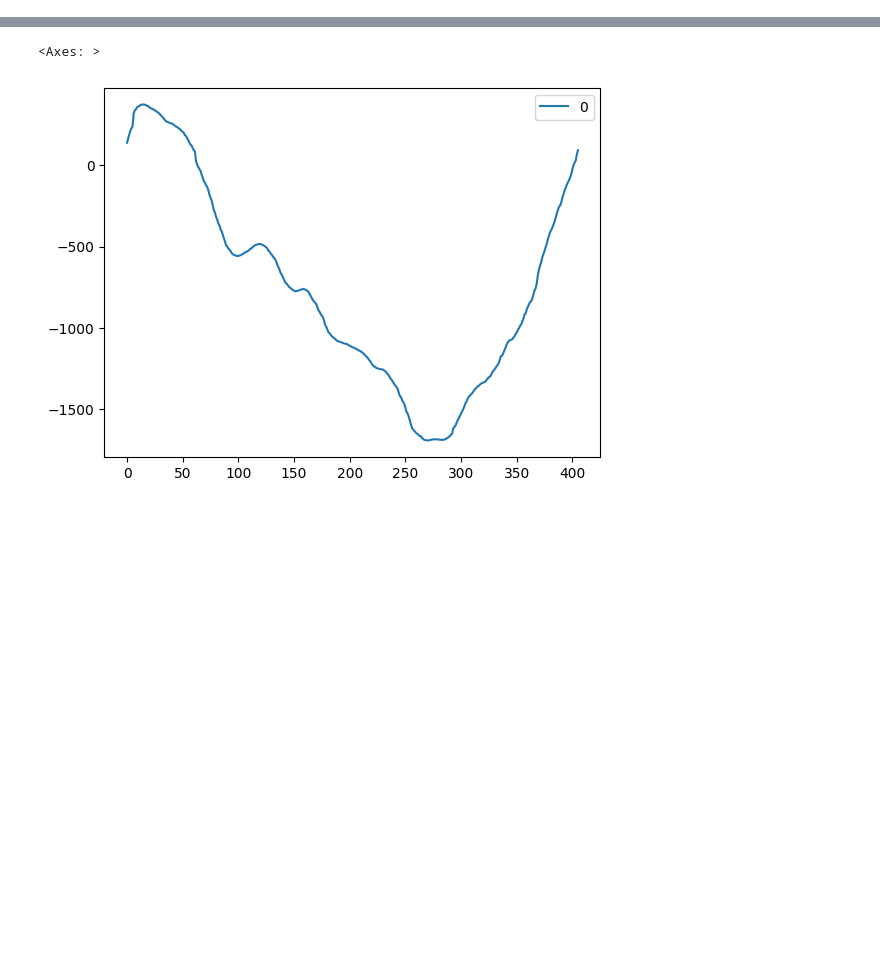
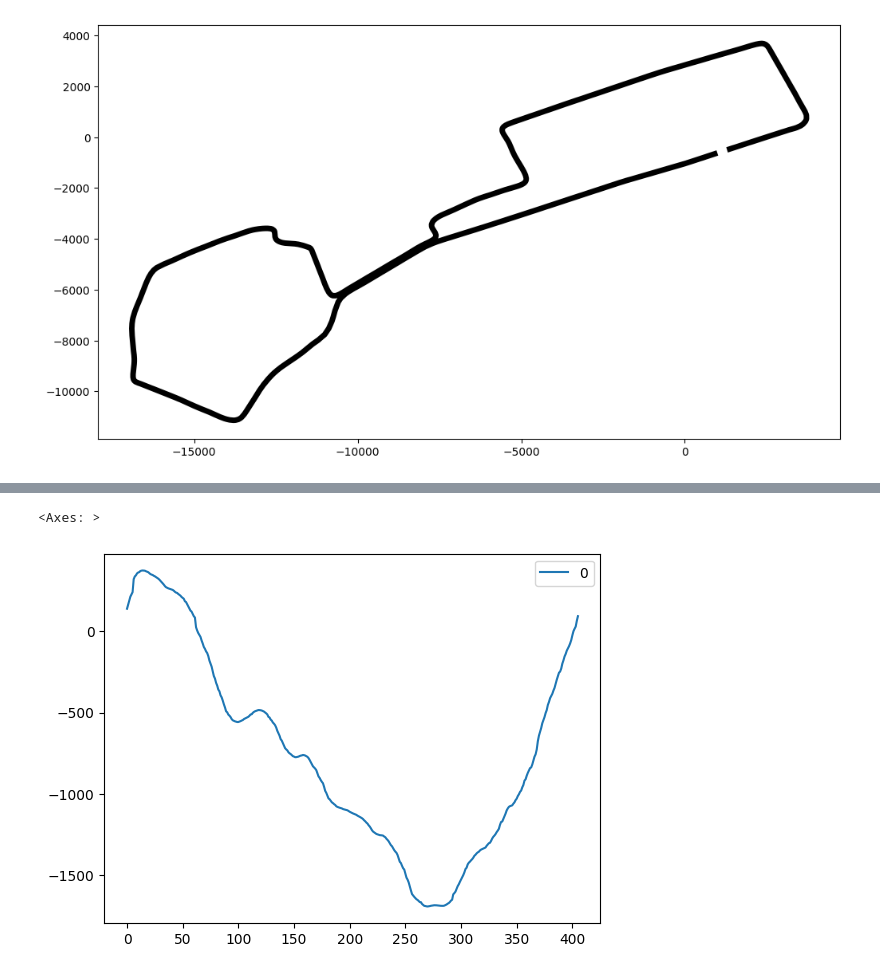
Before and after one commit to robinvvinod/Pitwall, a Jupyter notebook: smoothing_test.ipynb, the cells around one changed output, grey strips where cells are left out. Cells and saved outputs as stored; diff of their text form; code cells hidden in the pictures; blank space fills up the shorter version.

```diff
--- a/smoothing_test.ipynb
+++ b/smoothing_test.ipynb
@@ -8,6 +9,14 @@ session = fastf1.get_session(2023, "Azerbaijan Grand Prix", "R")
 session.load()
 # %%
 lap = session.laps.loc[session.laps.index == 182]
+# %%
+from matplotlib import pyplot as plt
+fig, ax = plt.subplots(sharex=True, sharey=True, figsize=(12, 6.75))
+data = lap.get_pos_data()
+ax.plot(data['X'], data['Y'], color='black', linestyle='-', linewidth=5, zorder=0)
+plt.show()
+# %% [output]
+[figure, added]
 # %%
 lap
 # %% [output]
```
Also changed, not shown: parts of 2 cells of this notebook, 4 other files.
